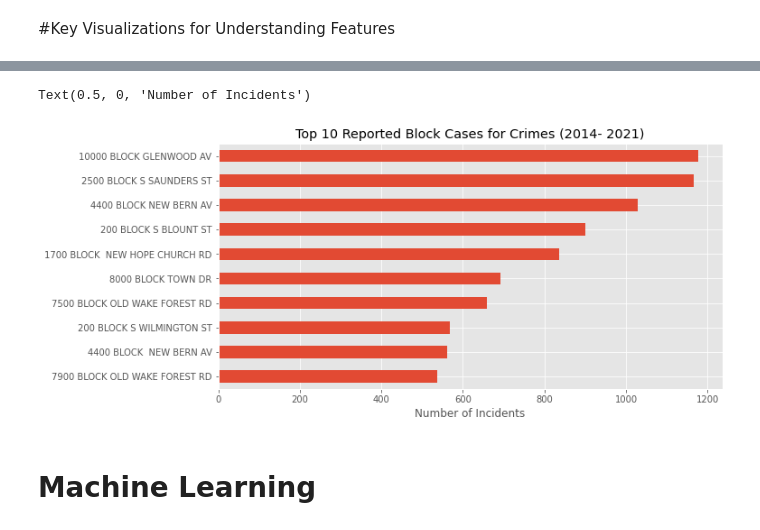
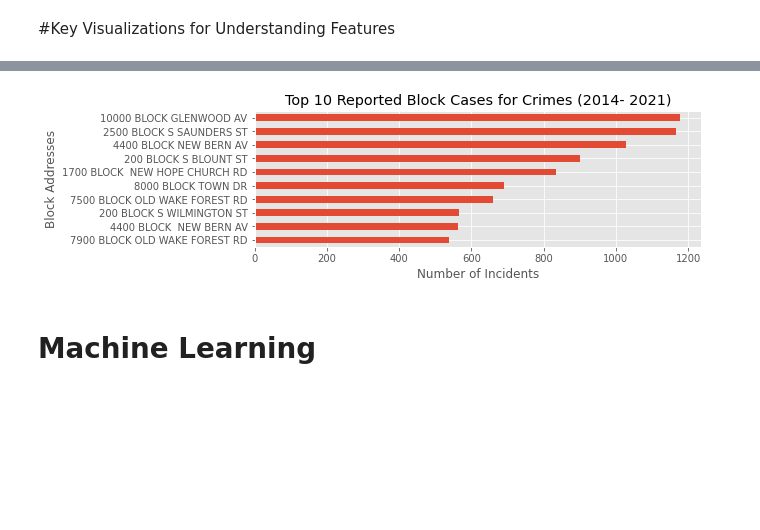
Before and after one commit to siddley1001/NCState_Datathon21, a Jupyter notebook: state_datathon_police.ipynb, the cells around one changed output, grey strips where cells are left out. Saved outputs shown, nothing was run; the diff lists cells and outputs as text; code cells hidden in the pictures; blank space fills up the shorter version.

```diff
--- a/state_datathon_police.ipynb
+++ b/state_datathon_police.ipynb
@@ -463,11 +463,12 @@ police_copy['district'].value_counts().plot(kind = 'pie', autopct = '%.1f', labe
 [figure]
 # %%
-plt.figure(figsize = (10,5))
+plt.figure(figsize = (8, 2.5))
 police_copy['reported_block_address'].value_counts().sort_values(ascending = True).tail(10).plot(kind = 'barh', title = 'Top 10 Reported Block Cases for Crimes (2014- 2021)')
 plt.xlabel('Number of Incidents')
+plt.ylabel('Block Addresses')
+plt.savefig('Top 10 Crime Blocks', dpi=300, bbox_inches='tight')
 # %% [output]
-Text(0.5, 0, 'Number of Incidents')
-[figure, old version]
+[figure, new version]
 # %% [markdown]
 # Machine Learning
 # %%
```
Also changed, not shown: parts of 5 cells of this notebook.
